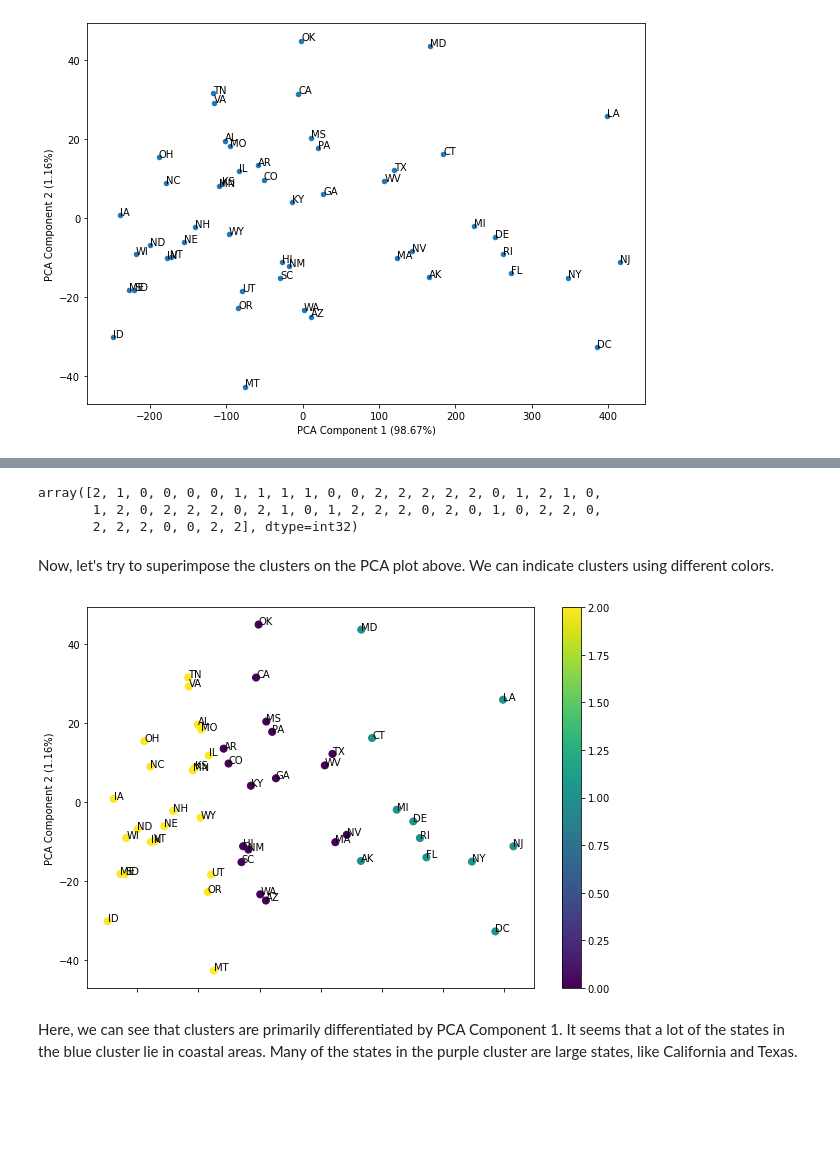
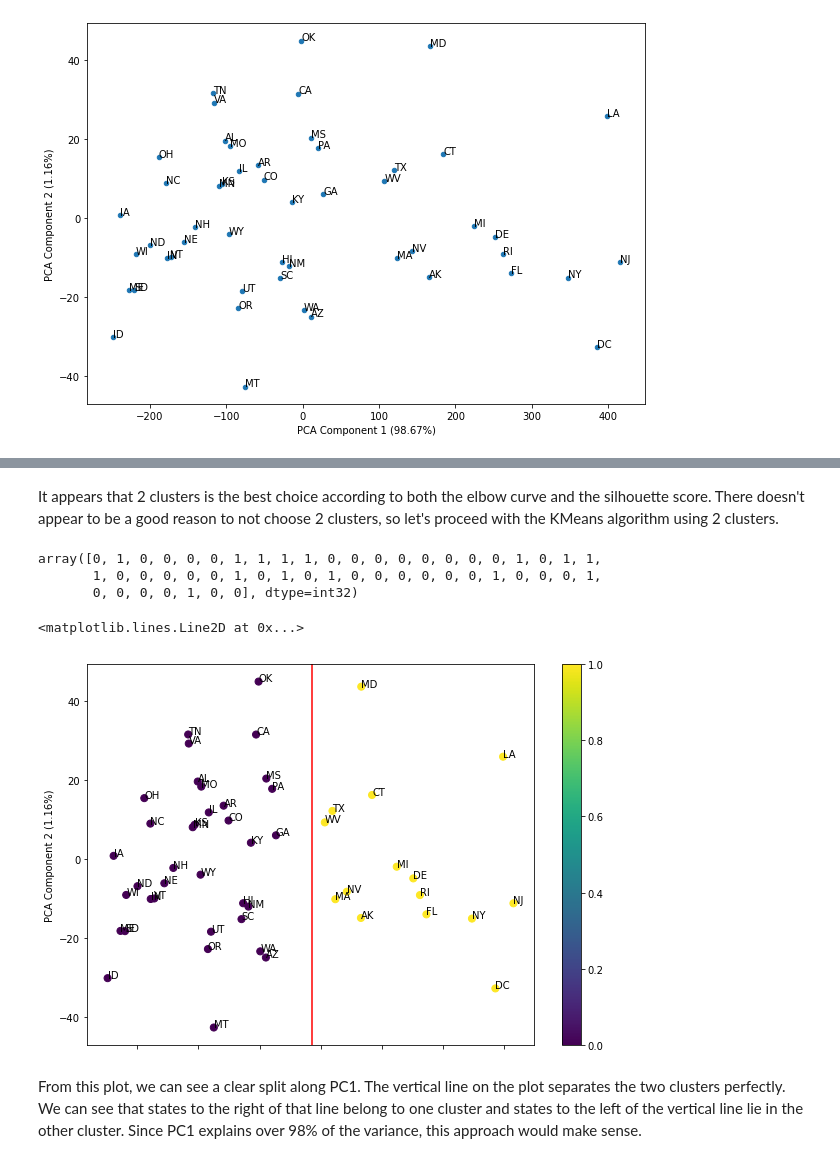
Before and after one commit to ahaldankar-vt/ahaldankar-vt.github.io, a Jupyter notebook: SampleBlog/posts/clustering/index.ipynb, the cells around one changed output, grey strips where cells are left out. Drawn from its saved outputs; the diff is of its cells as text; code cells hidden in the pictures; blank space fills up the shorter version.

```diff
--- a/SampleBlog/posts/clustering/index.ipynb
+++ b/SampleBlog/posts/clustering/index.ipynb
@@ -157,24 +193,22 @@ Now, let's cluster the states together, using the K-Means algorithm. From eyebal
+# %% [markdown]
+It appears that 2 clusters is the best choice according to both the elbow curve and the silhouette score. There doesn't appear to be a good reason to not choose 2 clusters, so let's proceed with the KMeans algorithm using 2 clusters.
 # %%
-from sklearn.cluster import KMeans
-
-kmeans = KMeans(n_clusters=3, random_state=42)
+kmeans = KMeans(n_clusters=2, random_state=42)
 y_pred = kmeans.fit_predict(crashes_without_abbrev)
 y_pred
-# crashes_without_abbrev
 # %% [output]
-array([2, 1, 0, 0, 0, 0, 1, 1, 1, 1, 0, 0, 2, 2, 2, 2, 2, 0, 1, 2, 1, 0,
-       1, 2, 0, 2, 2, 2, 0, 2, 1, 0, 1, 2, 2, 2, 0, 2, 0, 1, 0, 2, 2, 0,
-       2, 2, 2, 0, 0, 2, 2], dtype=int32)
+array([0, 1, 0, 0, 0, 0, 1, 1, 1, 1, 0, 0, 0, 0, 0, 0, 0, 0, 1, 0, 1, 1,
+       1, 0, 0, 0, 0, 0, 1, 0, 1, 0, 1, 0, 0, 0, 0, 0, 0, 1, 0, 0, 0, 1,
+       0, 0, 0, 0, 1, 0, 0], dtype=int32)
-# %% [markdown]
-Now, let's try to superimpose the clusters on the PCA plot above. We can indicate clusters using different colors.
 # %%
-# TODO: Maybe change the markers (e.g. triangle, square, circle)
 ax = crashes2D.plot.scatter(x=0, y=1, figsize=(10,7), c=y_pred, cmap='viridis', s=50)
 for ind,row in crashes2D.iterrows():
     ax.text(row[0], row[1], ind)
 ax.set_xlabel('PCA Component 1 (98.67%)');
 ax.set_ylabel('PCA Component 2 (1.16%)');
+ax.axvline(x=85, color='r')
 # %% [output]
+<matplotlib.lines.Line2D at 0x...>
-[figure, old version]
+[figure, new version]
-# %% [markdown]
-Here, we can see that clusters are primarily differentiated by PCA Component 1. It seems that a lot of the states in the blue cluster lie in coastal areas. Many of the states in the purple cluster are large states, like California and Texas.
+# %% [markdown]
+From this plot, we can see a clear split along PC1. The vertical line on the plot separates the two clusters perfectly. We can see that states to the right of that line belong to one cluster and states to the left of the vertical line lie in the other cluster. Since PC1 explains over 98% of the variance, this approach would make sense.
```
Also changed, not shown: parts of 6 cells of this notebook.
